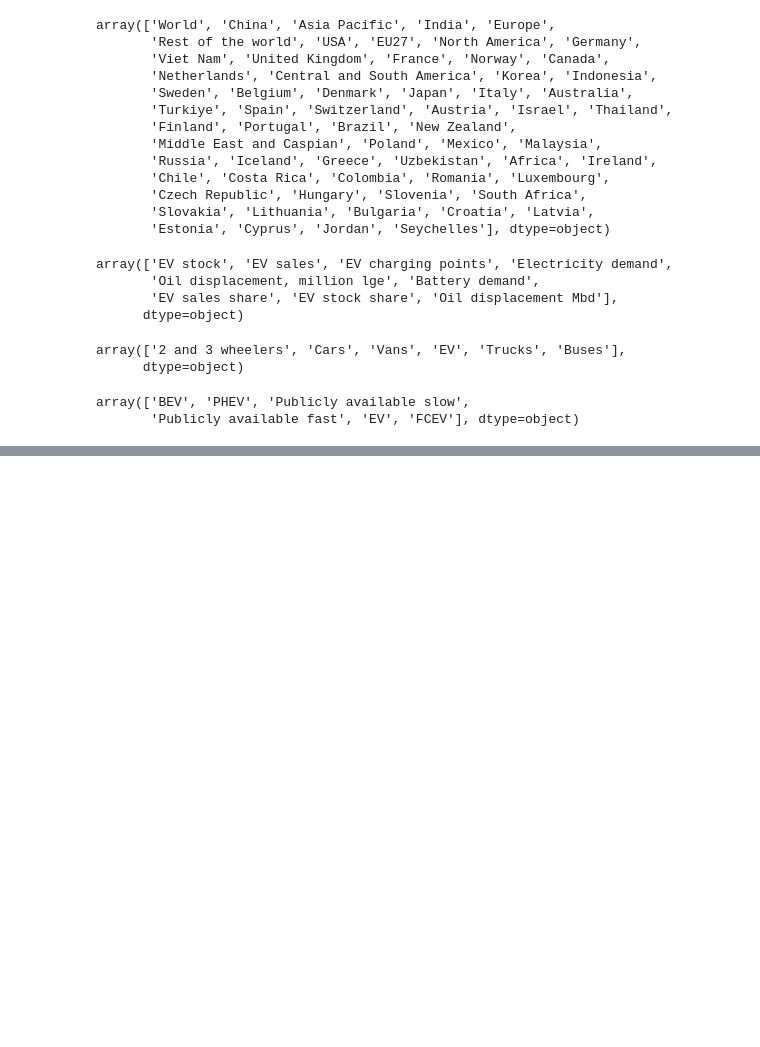
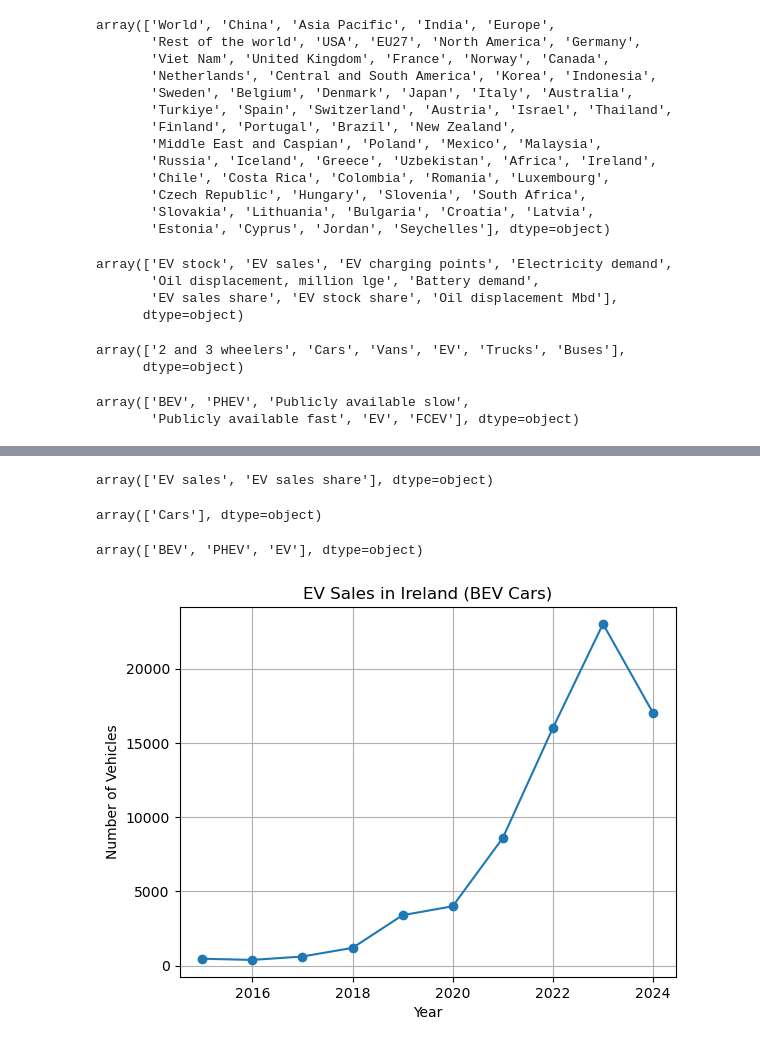
Before and after one commit to Guilherme2022448/Final-Project, a Jupyter notebook: ev_adoption_analysis.ipynb, the cells around one changed output, grey strips where cells are left out. Cells and saved outputs as stored; diff of their text form; code cells hidden in the pictures; blank space fills up the shorter version.

```diff
--- a/ev_adoption_analysis.ipynb
+++ b/ev_adoption_analysis.ipynb
@@ -142,0 +153,30 @@ array(['BEV', 'PHEV', 'Publicly available slow',
+# %%
+ireland_data['parameter'].unique()
+# %% [output]
+array(['EV sales', 'EV sales share'], dtype=object)
+# %%
+ireland_data['mode'].unique()
+# %% [output]
+array(['Cars'], dtype=object)
+# %%
+ireland_data['powertrain'].unique()
+# %% [output]
+array(['BEV', 'PHEV', 'EV'], dtype=object)
+# %%
+ireland_ev = ev_df[
+    (ev_df['region_country'] == 'Ireland') &
+    (ev_df['parameter'] == 'EV sales') &
+    (ev_df['mode'] == 'Cars') &
+    (ev_df['powertrain'] == 'BEV')
+]
+# %%
+ireland_ev = ireland_ev.sort_values(by='year')
+# %%
+plt.plot(ireland_ev['year'], ireland_ev['value'], marker='o')
+plt.title('EV Sales in Ireland (BEV Cars)')
+plt.xlabel('Year')
+plt.ylabel('Number of Vehicles')
+plt.grid()
+plt.show()
+# %% [output]
+[figure, added]
```
Also changed, not shown: parts of 5 cells of this notebook.
